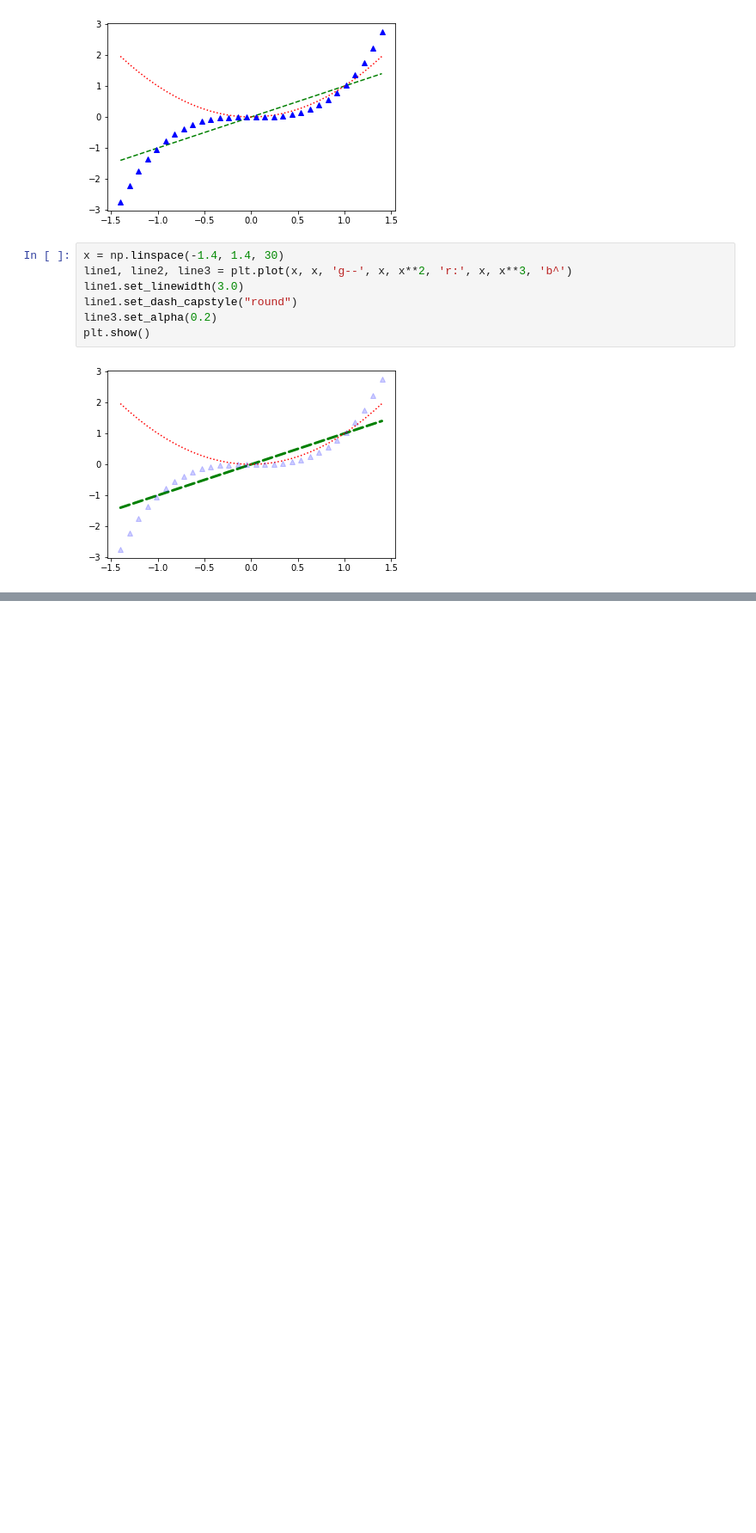
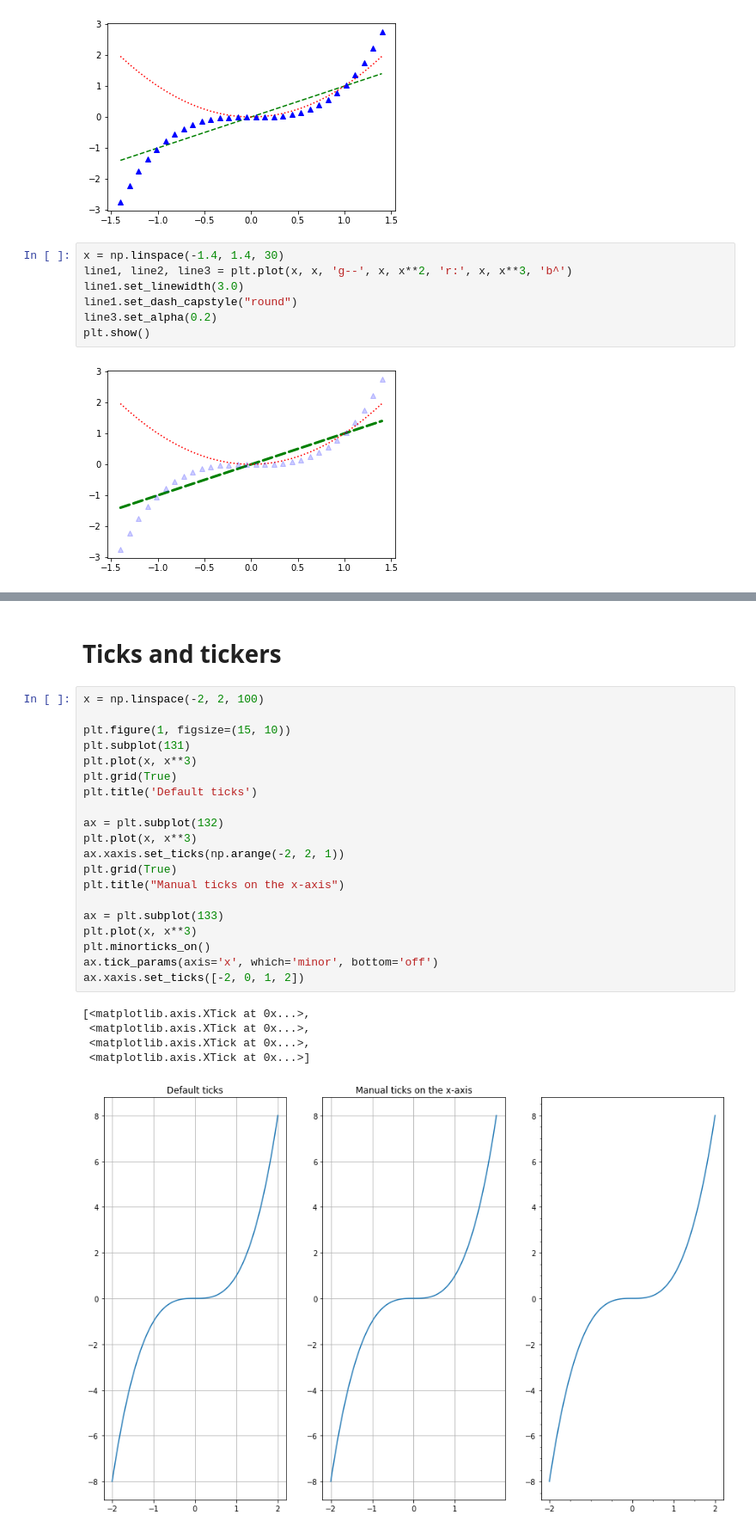
Before and after one commit to umeshraj/hands_on_ml, a Jupyter notebook: utils_matplotlib.ipynb, the cells around one changed output, grey strips where cells are left out. Shown at 86% size. Saved outputs shown, nothing was run; the diff lists cells and outputs as text; blank space fills up the shorter version.

Commit message:
Ticks

```diff
--- a/utils_matplotlib.ipynb
+++ b/utils_matplotlib.ipynb
@@ -31,0 +56,28 @@ plt.show()
+# %% [markdown]
+# Ticks and tickers
+# %%
+x = np.linspace(-2, 2, 100)
+
+plt.figure(1, figsize=(15, 10))
+plt.subplot(131)
+plt.plot(x, x**3)
+plt.grid(True)
+plt.title('Default ticks')
+
+ax = plt.subplot(132)
+plt.plot(x, x**3)
+ax.xaxis.set_ticks(np.arange(-2, 2, 1))
+plt.grid(True)
+plt.title("Manual ticks on the x-axis")
+
+ax = plt.subplot(133)
+plt.plot(x, x**3)
+plt.minorticks_on()
+ax.tick_params(axis='x', which='minor', bottom='off')
+ax.xaxis.set_ticks([-2, 0, 1, 2])
+# %% [output]
+[<matplotlib.axis.XTick at 0x...>,
+ <matplotlib.axis.XTick at 0x...>,
+ <matplotlib.axis.XTick at 0x...>,
+ <matplotlib.axis.XTick at 0x...>]
+[figure, added]
```
Also changed, not shown: parts of 3 cells of this notebook.
